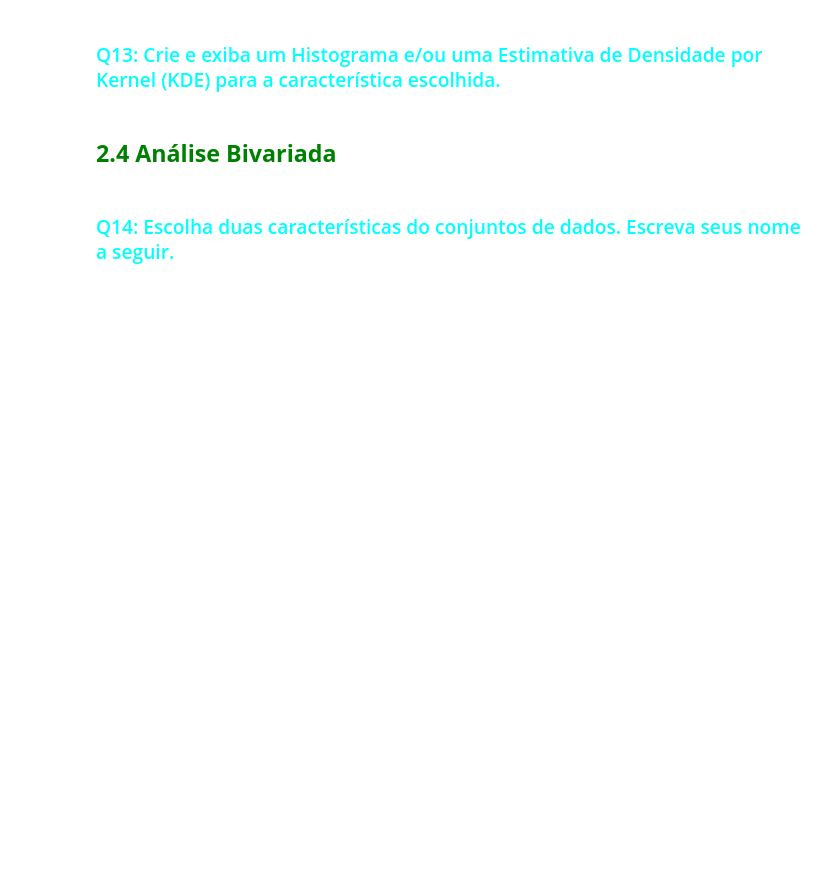
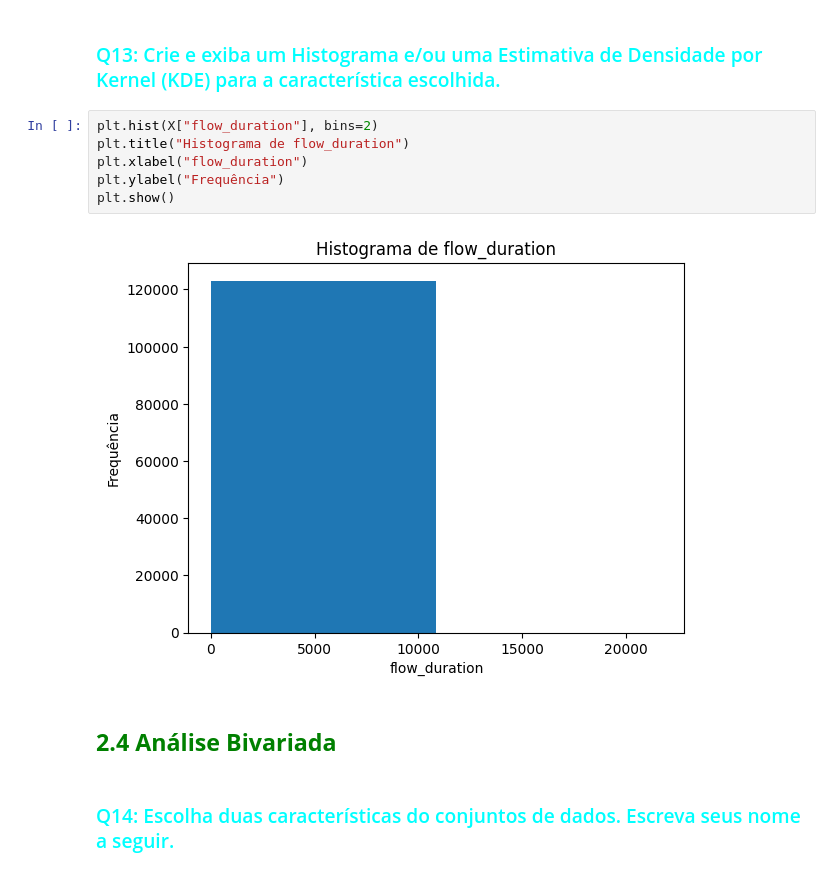
Before and after one commit to MatheusAndrade23/E08-L2-Project, a Jupyter notebook: lab/C24_2026_1_LL_Atividade_03_MMMM.ipynb, the cells around one changed output. Cells and saved outputs as stored; diff of their text form; blank space fills up the shorter version.

```diff
--- a/lab/C24_2026_1_LL_Atividade_03_MMMM.ipynb
+++ b/lab/C24_2026_1_LL_Atividade_03_MMMM.ipynb
@@ -230,5 +246,13 @@ Amplitude: 21728.33558
 # %% [markdown]
 ### <font color='cyan'> Q13: Crie e exiba um Histograma e/ou uma Estimativa de Densidade por Kernel (KDE) para a característica escolhida.</font>
+# %%
+plt.hist(X["flow_duration"], bins=2)
+plt.title("Histograma de flow_duration")
+plt.xlabel("flow_duration")
+plt.ylabel("Frequência")
+plt.show()
+# %% [output]
+[figure, added]
 # %% [markdown]
 ## <font color='green'>**2.4 Análise Bivariada**</font>
 # %% [markdown]
```
Also changed, not shown: parts of 14 cells of this notebook.
